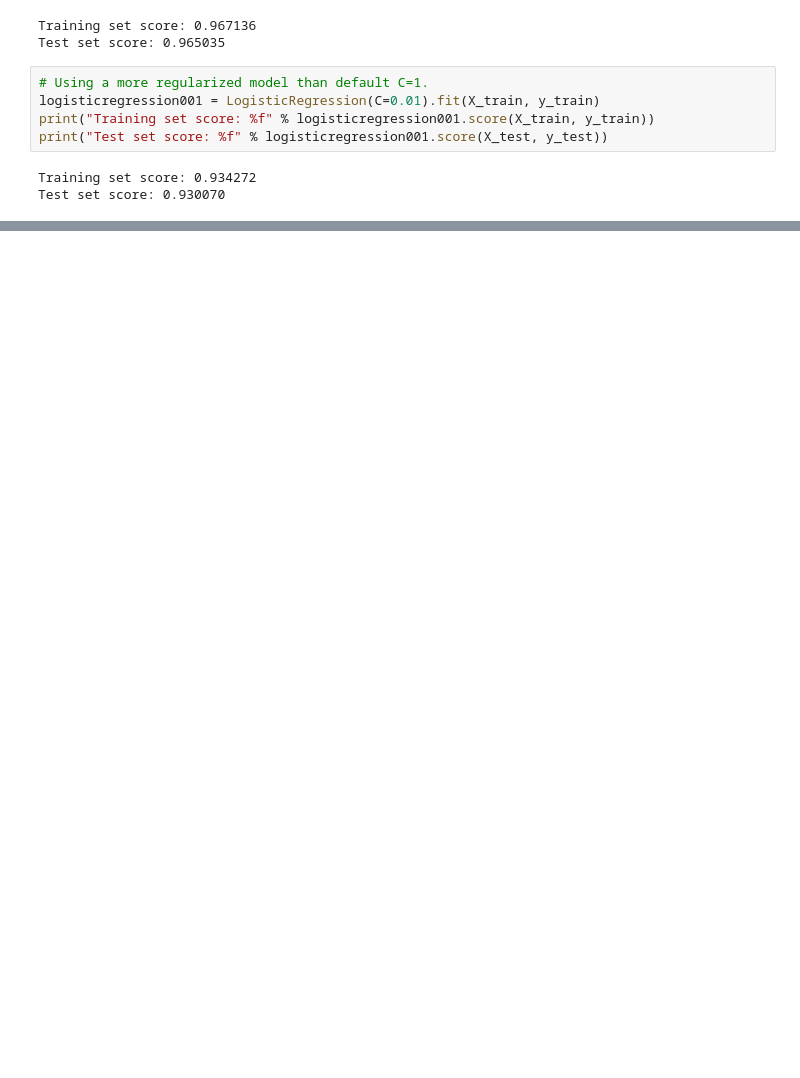
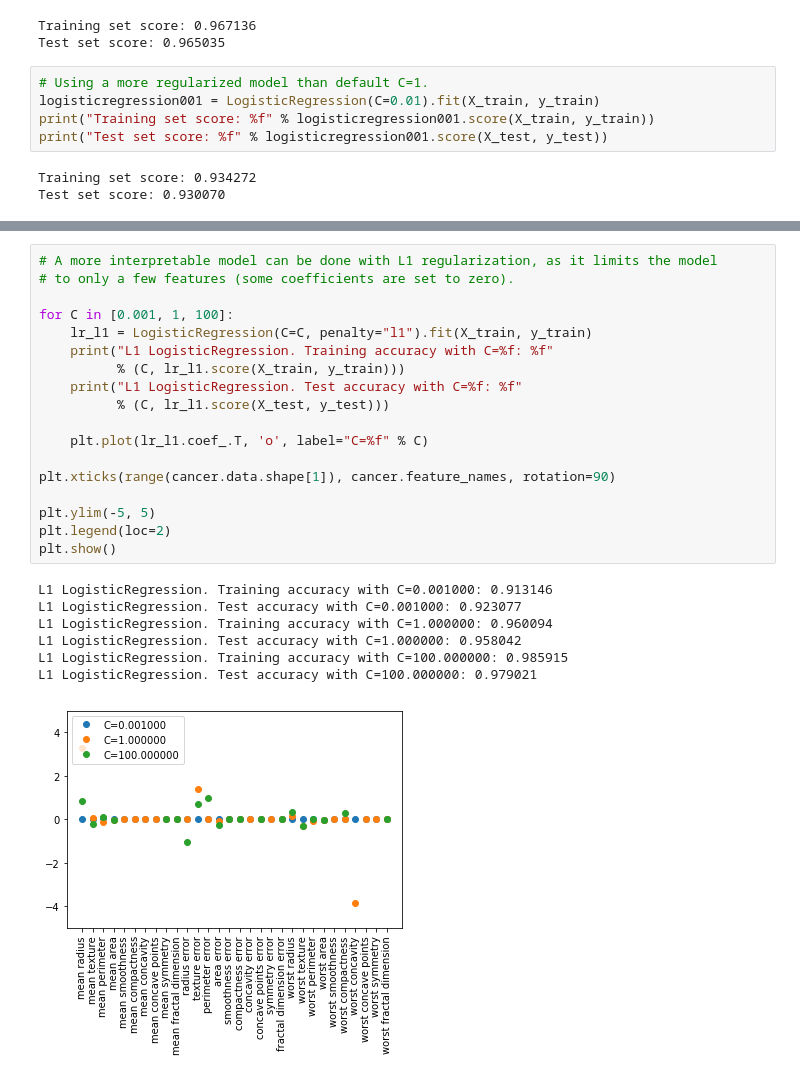
Before and after one commit to rodsveiga/ML_with_Python-Study_notes, a Jupyter notebook: Supervised_Learning.ipynb, the cells around one changed output, grey strips where cells are left out. Cells and saved outputs as stored; diff of their text form; blank space fills up the shorter version.

```diff
--- a/Supervised_Learning.ipynb
+++ b/Supervised_Learning.ipynb
@@ -573,0 +585,26 @@ plt.show()
+# %%
+# A more interpretable model can be done with L1 regularization, as it limits the model
+# to only a few features (some coefficients are set to zero).
+
+for C in [0.001, 1, 100]:
+    lr_l1 = LogisticRegression(C=C, penalty="l1").fit(X_train, y_train)
+    print("L1 LogisticRegression. Training accuracy with C=%f: %f"
+          % (C, lr_l1.score(X_train, y_train)))
+    print("L1 LogisticRegression. Test accuracy with C=%f: %f"
+          % (C, lr_l1.score(X_test, y_test)))
+
+    plt.plot(lr_l1.coef_.T, 'o', label="C=%f" % C)
+
+plt.xticks(range(cancer.data.shape[1]), cancer.feature_names, rotation=90)
+
+plt.ylim(-5, 5)
+plt.legend(loc=2)
+plt.show()
+# %% [output]
+L1 LogisticRegression. Training accuracy with C=0.001000: 0.913146
+L1 LogisticRegression. Test accuracy with C=0.001000: 0.923077
+L1 LogisticRegression. Training accuracy with C=1.000000: 0.960094
+L1 LogisticRegression. Test accuracy with C=1.000000: 0.958042
+L1 LogisticRegression. Training accuracy with C=100.000000: 0.985915
+L1 LogisticRegression. Test accuracy with C=100.000000: 0.979021
+[figure, added]
```
Also changed, not shown: parts of 14 cells of this notebook.
